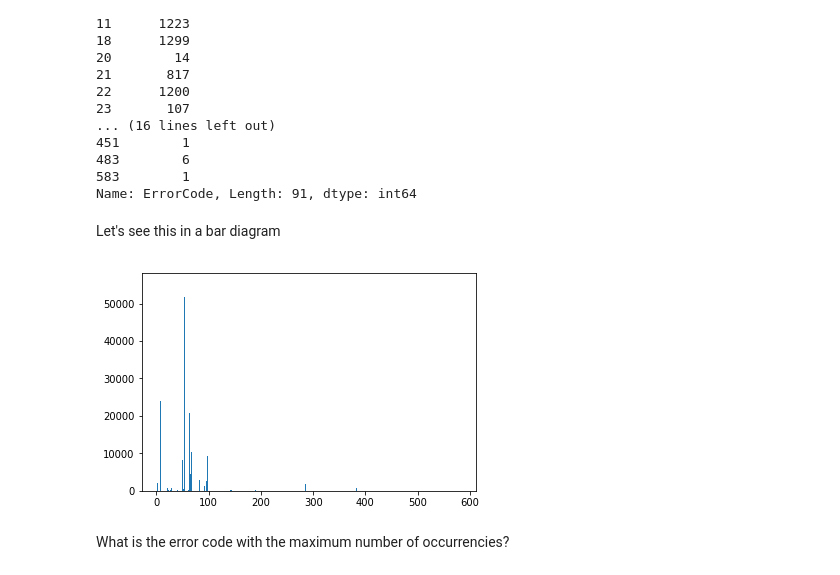
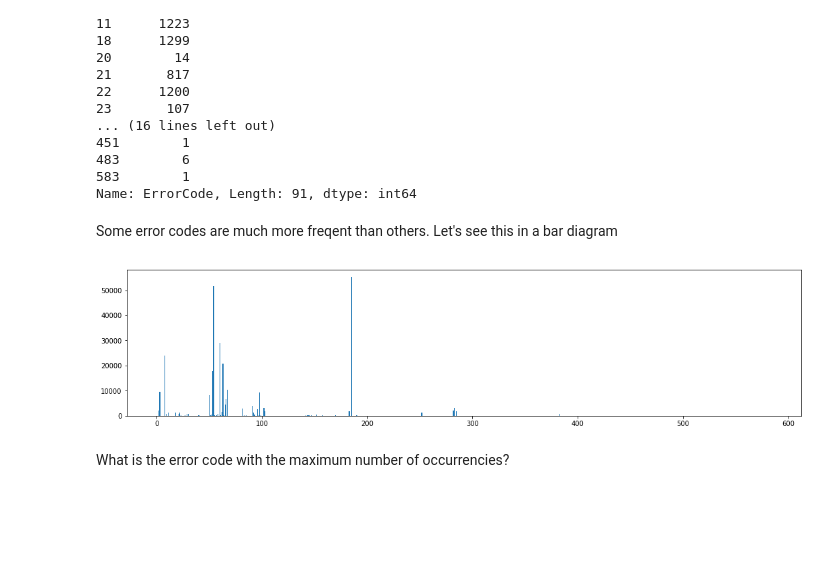
Before and after one commit to mallibus/Flairbit-Coffee-Machines-DataWranglin, a Jupyter notebook: Exploration.ipynb, the cells around one changed output. Saved outputs shown, nothing was run; the diff lists cells and outputs as text; code cells hidden in the pictures; blank space fills up the shorter version.

```diff
--- a/Exploration.ipynb
+++ b/Exploration.ipynb
@@ -343,3 +486,0 @@ df_counters = df_counters.drop(['YYYY','MM','dd','hh:mm:ss'],axis=1)
-# %%
-df_cleanings = df_cleanings.drop(['YYYY','MM','dd','hh:mm:ss'],axis=1)
-df_faults = df_faults.drop(['YYYY','MM','dd','hh:mm:ss'],axis=1)
@@ -446,14 +496,3 @@ Name: Critical, dtype: int64
 # %% [markdown]
 The alarm type "1" is numeric an not homogeneous with CRITICAL and WARNING
 Let's convert it to a string
-# %%
-#
-# CONVERT INTO ONE ROW IF THEN (see below)
-#
-def critical_uno(s):
-    if s==1:
-        return "ONE"
-    return s
-
-df_faults['Critical'] = df_faults['Critical'].apply(critical_uno)
-df_faults['Critical'].value_counts()
@@ -464,0 +499,4 @@ Name: Critical, dtype: int64
+# %%
+# if-then on one column, see
+# http://pandas-docs.github.io/pandas-docs-travis/user_guide/cookbook.html
+df_faults.loc[df_faults['Critical']==1,'Critical'] = 'ONE'
@@ -494,13 +539,14 @@ df_faults['ErrorCode'].value_counts().sort_index()
 583        1
 Name: ErrorCode, Length: 91, dtype: int64
 # %% [markdown]
-Let's see this in a bar diagram
+Some error codes are much more freqent than others. Let's see this in a bar diagram
 # %%
+plt.figure(figsize=(18,4))
 plt.bar(df_faults['ErrorCode'].value_counts().sort_index().index,
        df_faults['ErrorCode'].value_counts().sort_index().values)
 plt.show()
 # %% [output]
-[figure, old version]
+[figure, new version]
 # %% [markdown]
 What is the error code with the maximum number of occurrencies?
 # %%
```
Also changed, not shown: parts of 154 cells of this notebook, 22 other files.
